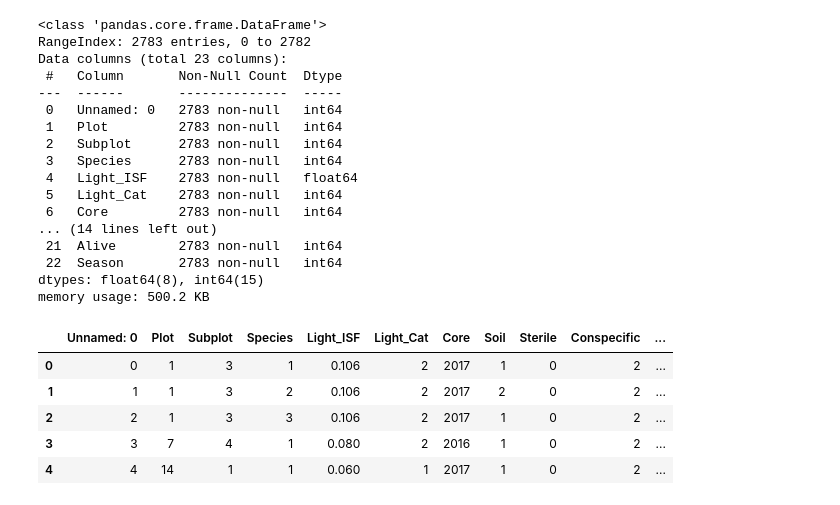
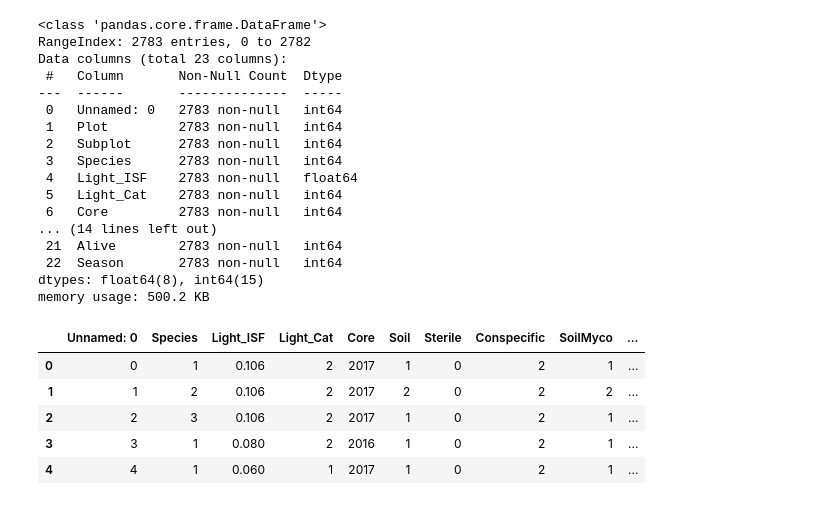
Before and after one commit to kunzr/DSE3002---Project-3, a Jupyter notebook: Exploratory.ipynb, the cells around one changed output. Drawn from its saved outputs; the diff is of its cells as text; code cells hidden in the pictures.

```diff
--- a/Exploratory.ipynb
+++ b/Exploratory.ipynb
@@ -93,15 +93,24 @@ Data columns (total 23 columns):
  22  Season       2783 non-null   int64
 dtypes: float64(8), int64(15)
 memory usage: 500.2 KB
-# %%
-pd.set_option('display.max_columns', None)
-column_to_move = 'Alive'
-tree['Alive'] = tree.pop(column_to_move)
-tree.head()
-# %% [output]
-|  | Unnamed: 0 | Plot | Subplot | Species | Light_ISF | Light_Cat | Core | Soil | Sterile | Conspecific | ... |
-| 0 | 0 | 1 | 3 | 1 | 0.106 | 2 | 2017 | 1 | 0 | 2 | ... |
-| 1 | 1 | 1 | 3 | 2 | 0.106 | 2 | 2017 | 2 | 0 | 2 | ... |
-| 2 | 2 | 1 | 3 | 3 | 0.106 | 2 | 2017 | 1 | 0 | 2 | ... |
-| 3 | 3 | 7 | 4 | 1 | 0.080 | 2 | 2016 | 1 | 0 | 2 | ... |
-| 4 | 4 | 14 | 1 | 1 | 0.060 | 1 | 2017 | 1 | 0 | 2 | ... |
+# %%
+pd.set_option('display.max_columns', None)
+column_to_move = 'Alive'
+tree['Alive'] = tree.pop(column_to_move)
+tree = tree.drop('Census', axis = 1)
+tree = tree.drop('Harvest', axis = 1)
+tree = tree.drop('Event', axis = 1)
+tree = tree.drop('Plot', axis = 1)
+tree = tree.drop('Subplot', axis = 1)
+tree = tree.drop('Myco', axis = 1)
+tree = tree.drop('AMF', axis = 1)
+tree = tree.drop('EMF', axis = 1)
+tree = tree.drop('Time', axis = 1)
+tree.head()
+# %% [output]
+|  | Unnamed: 0 | Species | Light_ISF | Light_Cat | Core | Soil | Sterile | Conspecific | SoilMyco | ... |
+| 0 | 0 | 1 | 0.106 | 2 | 2017 | 1 | 0 | 2 | 1 | ... |
+| 1 | 1 | 2 | 0.106 | 2 | 2017 | 2 | 0 | 2 | 2 | ... |
+| 2 | 2 | 3 | 0.106 | 2 | 2017 | 1 | 0 | 2 | 1 | ... |
+| 3 | 3 | 1 | 0.080 | 2 | 2016 | 1 | 0 | 2 | 1 | ... |
+| 4 | 4 | 1 | 0.060 | 1 | 2017 | 1 | 0 | 2 | 1 | ... |
```
Also changed, not shown: parts of 13 cells of this notebook, 1 other file.
